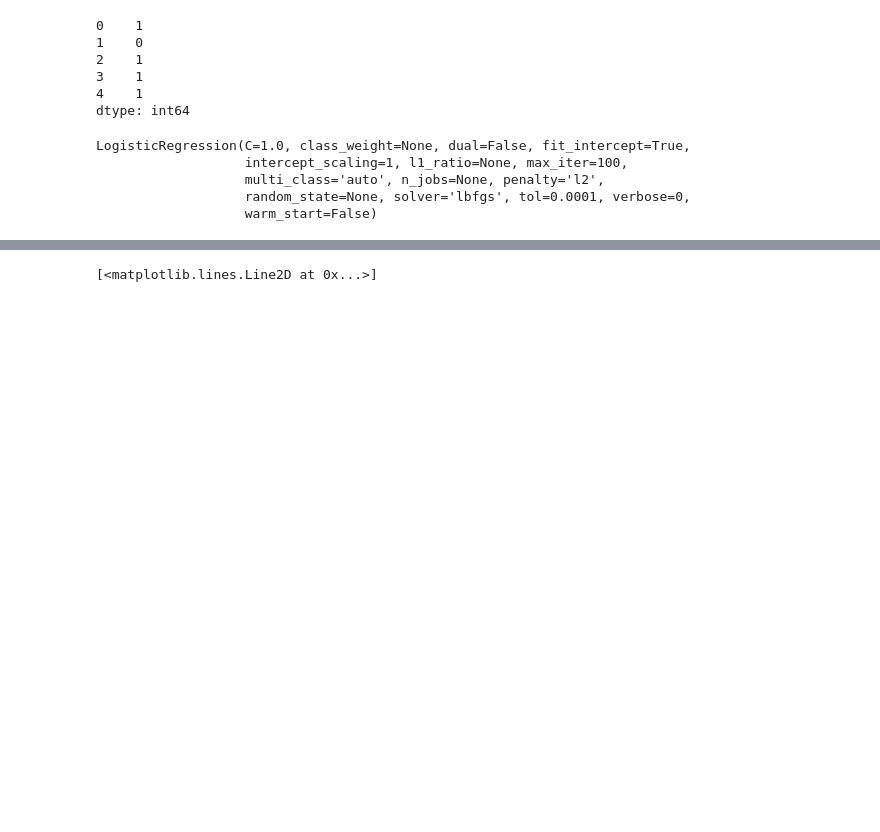
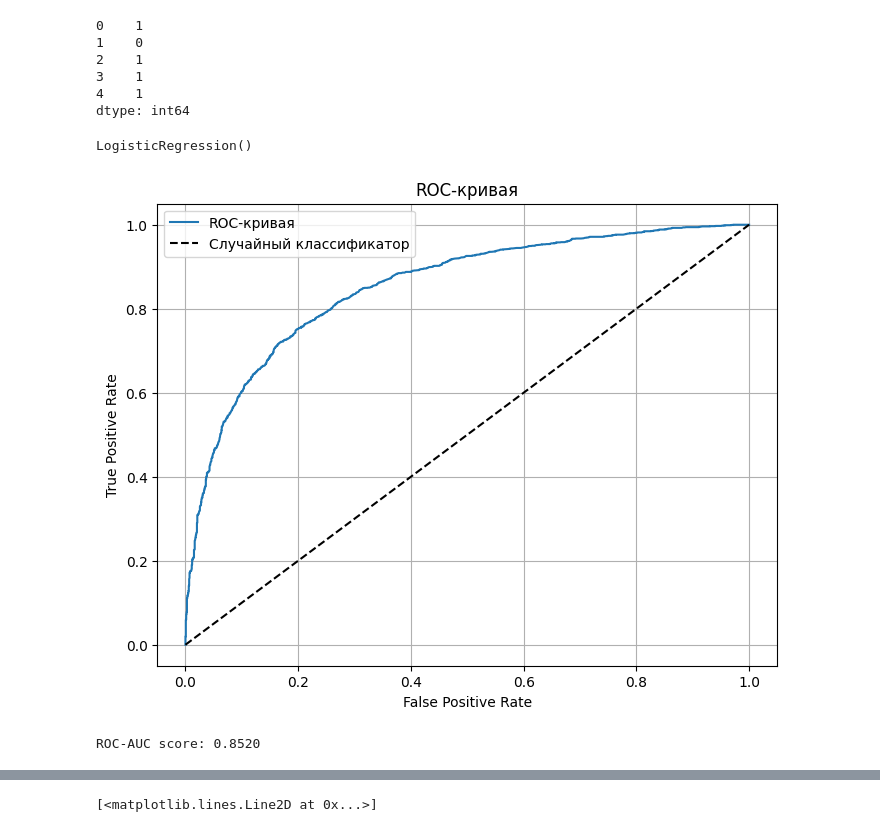
Before and after one commit to millana4/machine_learning_netology, a Jupyter notebook: part1_features_models/hw3_metrics/athletes_classifier.ipynb, the cells around one changed output, grey strips where cells are left out. Drawn from its saved outputs; the diff is of its cells as text; code cells hidden in the pictures; blank space fills up the shorter version.

```diff
--- a/part1_features_models/hw3_metrics/athletes_classifier.ipynb
+++ b/part1_features_models/hw3_metrics/athletes_classifier.ipynb
@@ -90,3 +90,23 @@ Data columns (total 11 columns):
  10  bronze       10858 non-null  int64
 dtypes: float64(2), int64(4), object(5)
 memory usage: 1017.9+ KB
+# %%
+# Проверяем пропуски
+print("Пропуски в данных:")
+print(data.isnull().sum())
+
+# Удаляем строки с пропусками в ключевых признаках
+data = data.dropna(subset=['height', 'weight', 'gold', 'silver', 'bronze'])
+
+print(f"Осталось строк: {len(data)}")
+
+from sklearn.preprocessing import LabelEncoder
+
+# Кодируем целевую переменную 'sex'
+le_sex = LabelEncoder()
+y = le_sex.fit_transform(data['sex'])
+
+# Подготавливаем признаки X (только числовые)
+X = data[['height', 'weight', 'gold', 'silver', 'bronze']].copy()
+
+print(f"X shape: {X.shape}, y shape: {y.shape}")
@@ -142,8 +186,35 @@ X_train, X_test, y_train, y_test = train_test_split(X, y, test_size=0.3)
 # %%
 model.fit(X_train, y_train)
 # %% [output]
-LogisticRegression(C=1.0, class_weight=None, dual=False, fit_intercept=True,
-                   intercept_scaling=1, l1_ratio=None, max_iter=100,
-                   multi_class='auto', n_jobs=None, penalty='l2',
-                   random_state=None, solver='lbfgs', tol=0.0001, verbose=0,
-                   warm_start=False)
+LogisticRegression()
+# %%
+from sklearn.metrics import roc_curve
+
+# Получаем вероятности для положительного класса
+y_pred_prob = model.predict_proba(X_test)[:, 1]
+
+# Рассчитываем ROC-кривую
+fpr, tpr, thresholds = roc_curve(y_test, y_pred_prob)
+
+# Визуализация
+import matplotlib.pyplot as plt
+
+plt.figure(figsize=(8, 6))
+plt.plot(fpr, tpr, label='ROC-кривая')
+plt.plot([0, 1], [0, 1], 'k--', label='Случайный классификатор')
+plt.xlabel('False Positive Rate')
+plt.ylabel('True Positive Rate')
+plt.title('ROC-кривая')
+plt.legend()
+plt.grid(True)
+plt.show()
+# %% [output]
+[figure, added]
+# %%
+from sklearn.metrics import roc_auc_score
+
+# Вычисляем AUC
+roc_auc = roc_auc_score(y_test, y_pred_prob)
+print(f"ROC-AUC score: {roc_auc:.4f}")
+# %% [output]
+ROC-AUC score: 0.8520
```
Also changed, not shown: parts of 8 cells of this notebook, 3 other files.
